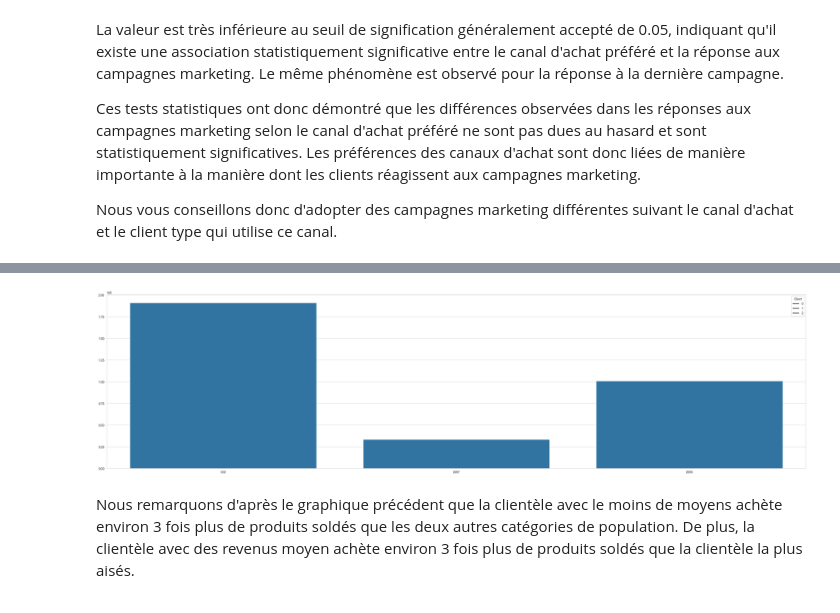
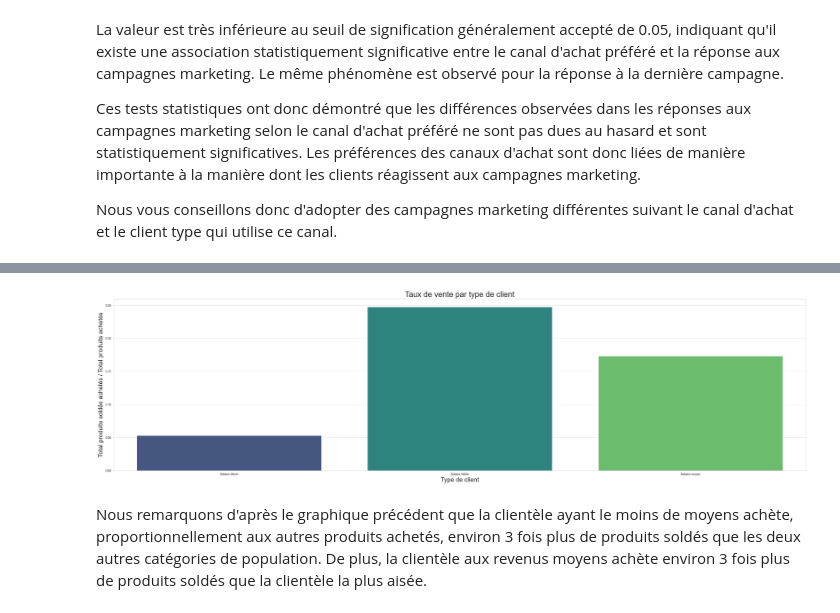
Before and after one commit to MattisFernandez/Rush05, a Jupyter notebook: Notebook.ipynb, the cells around one changed output, grey strips where cells are left out. Cells and saved outputs as stored; diff of their text form; code cells hidden in the pictures.

```diff
--- a/Notebook.ipynb
+++ b/Notebook.ipynb
@@ -595,23 +628,18 @@ D'un autre côté, nous pouvons voir que les clients avec des revenus moyens son
-# %%
-cluster_0 = data_clean[data_clean["Clusters"] == 0]
-cluster_1 = data_clean[data_clean["Clusters"] == 1]
-cluster_2 = data_clean[data_clean["Clusters"] == 2]
-
-total_achat_cluster_0 = 0
-total_achat_cluster_1 = 0
-total_achat_cluster_2 = 0
-
-for type_achat in (types_achats) :
-    total_achat_cluster_0 += cluster_0[types_achats].sum()
-    total_achat_cluster_1 += cluster_1[types_achats].sum()
-    total_achat_cluster_2 += cluster_2[types_achats].sum()
-
-sns.barplot(x=[cluster_0["NumDealsPurchases"].sum(), cluster_1["NumDealsPurchases"].sum(), cluster_2["NumDealsPurchases"].sum()], y=[total_achat_cluster_0.sum(), total_achat_cluster_1.sum(), total_achat_cluster_2.sum()])
-plt.legend(title='Client', labels=[0, 1, 2])
-
-plt.show()
-# %% [output]
-[figure, removed]
+# %%
+data_clean["Total_purchases"] = data_clean[['NumDealsPurchases', 'NumWebPurchases', 'NumCatalogPurchases', 'NumStorePurchases']].sum(axis=1)
+
+sum_by_cluster = data_clean.groupby('Clusters').sum().copy()
+sum_by_cluster["Client_type"] = mean_by_cluster["Client_type"]
+
+sum_by_cluster["Taux soldés"] = sum_by_cluster["NumDealsPurchases"].div(sum_by_cluster["Total produits achetés"])
+
+sns.barplot(data=sum_by_cluster, x = "Client_type", y = "Taux soldés", hue="Client_type", palette="viridis")
+plt.title("Taux de vente par type de client", fontsize=25)
+plt.ylabel('Total produits soldés achetés / Total produits achetés', fontsize=20)
+plt.xlabel('Type de client', fontsize=20)
+plt.show()
+# %% [output]
+[figure, added]
 # %% [markdown]
-Nous remarquons d'après le graphique précédent que la clientèle avec le moins de moyens achète environ 3 fois plus de produits soldés que les deux autres catégories de population.
-De plus, la clientèle avec des revenus moyen achète environ 3 fois plus de produits soldés que la clientèle la plus aisés.
+Nous remarquons d'après le graphique précédent que la clientèle ayant le moins de moyens achète, proportionnellement aux autres  produits achetés, environ 3 fois plus de produits soldés que les deux autres catégories de population.
+De plus, la clientèle aux revenus moyens achète environ 3 fois plus de produits soldés que la clientèle la plus aisée.
```
Also changed, not shown: parts of 23 cells of this notebook.
